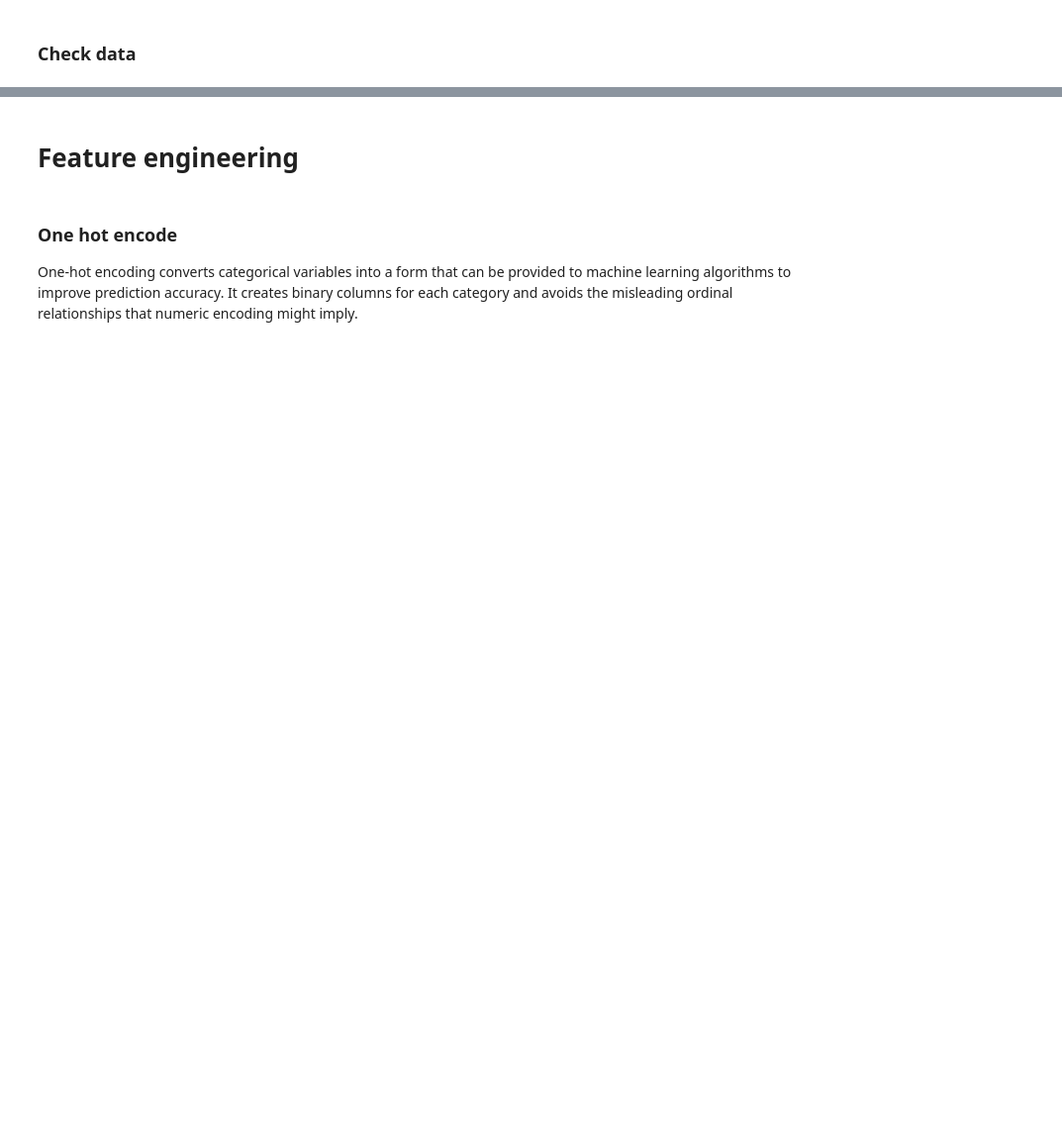
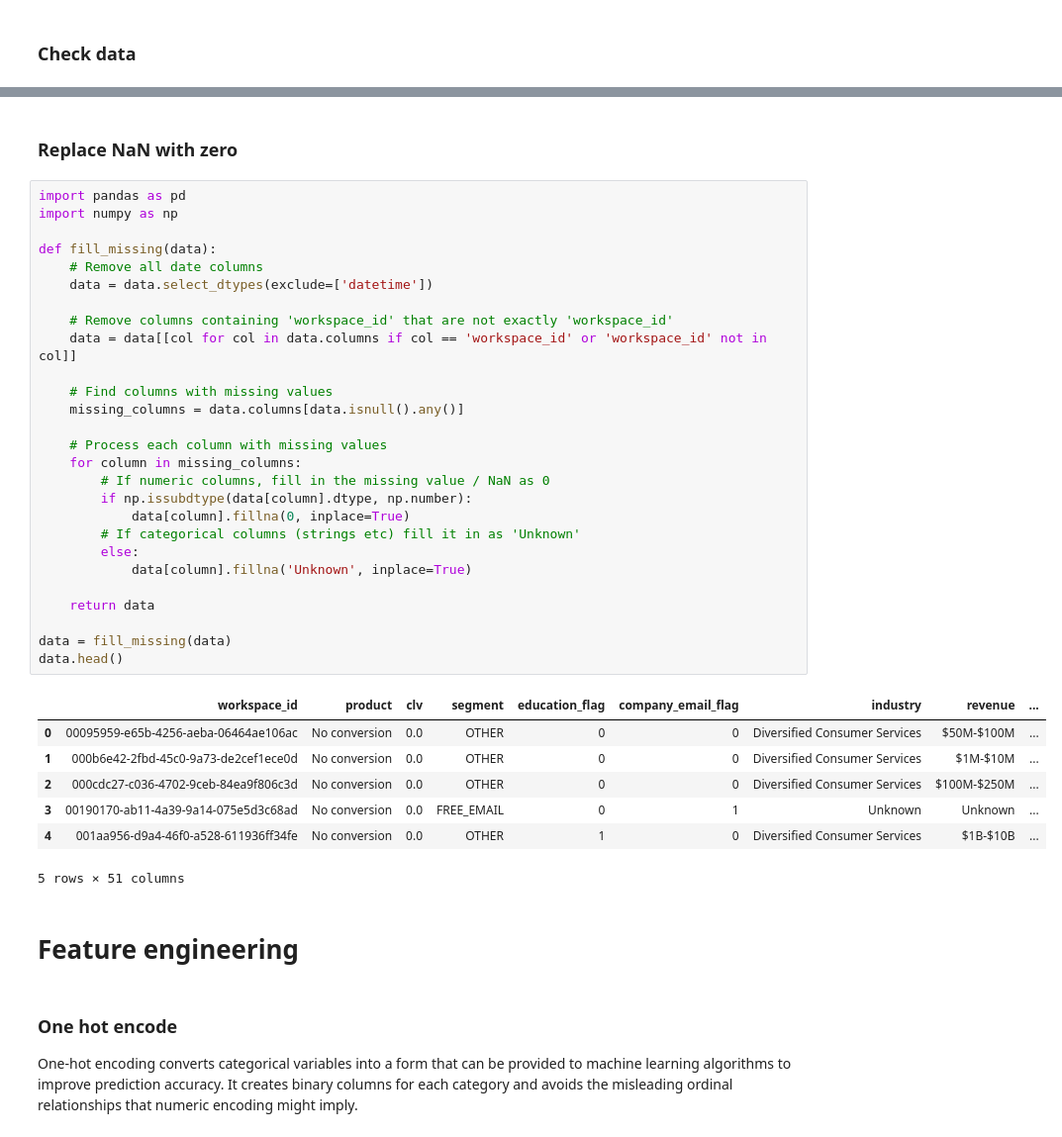
Before and after one commit to patricesweeney/growth, a Jupyter notebook: 01_Acquisition/03_Value-based bidding/Value-based bidding.ipynb, the cells around one changed output, grey strips where cells are left out. Shown: that part at 99% size. Saved outputs shown, nothing was run; the diff lists cells and outputs as text; blank space fills up the shorter version.

```diff
--- a/01_Acquisition/03_Value-based bidding/Value-based bidding.ipynb
+++ b/01_Acquisition/03_Value-based bidding/Value-based bidding.ipynb
@@ -106,3 +347,40 @@ dtype: int64
+# %% [markdown]
+### Replace NaN with zero
+# %%
+import pandas as pd
+import numpy as np
+
+def fill_missing(data):
+    # Remove all date columns
+    data = data.select_dtypes(exclude=['datetime'])
+
+    # Remove columns containing 'workspace_id' that are not exactly 'workspace_id'
+    data = data[[col for col in data.columns if col == 'workspace_id' or 'workspace_id' not in col]]
+
+    # Find columns with missing values
+    missing_columns = data.columns[data.isnull().any()]
+
+    # Process each column with missing values
+    for column in missing_columns:
+        # If numeric columns, fill in the missing value / NaN as 0
+        if np.issubdtype(data[column].dtype, np.number):
+            data[column].fillna(0, inplace=True)
+        # If categorical columns (strings etc) fill it in as 'Unknown'
+        else:
+            data[column].fillna('Unknown', inplace=True)
+
+    return data
+
+data = fill_missing(data)
+data.head()
+# %% [output]
+|  | workspace_id | product | clv | segment | education_flag | company_email_flag | industry | revenue | ... |
+| 0 | 00095959-e65b-4256-aeba-06464ae106ac | No conversion | 0.0 | OTHER | 0 | 0 | Diversified Consumer Services | $50M-$100M | ... |
+| 1 | 000b6e42-2fbd-45c0-9a73-de2cef1ece0d | No conversion | 0.0 | OTHER | 0 | 0 | Diversified Consumer Services | $1M-$10M | ... |
+| 2 | 000cdc27-c036-4702-9ceb-84ea9f806c3d | No conversion | 0.0 | OTHER | 0 | 0 | Diversified Consumer Services | $100M-$250M | ... |
+| 3 | 00190170-ab11-4a39-9a14-075e5d3c68ad | No conversion | 0.0 | FREE_EMAIL | 0 | 1 | Unknown | Unknown | ... |
+| 4 | 001aa956-d9a4-46f0-a528-611936ff34fe | No conversion | 0.0 | OTHER | 1 | 0 | Diversified Consumer Services | $1B-$10B | ... |
+5 rows × 51 columns
 # %% [markdown]
 # Feature engineering
 # %% [markdown]
```
Also changed, not shown: parts of 10 cells of this notebook, 3 other files.
